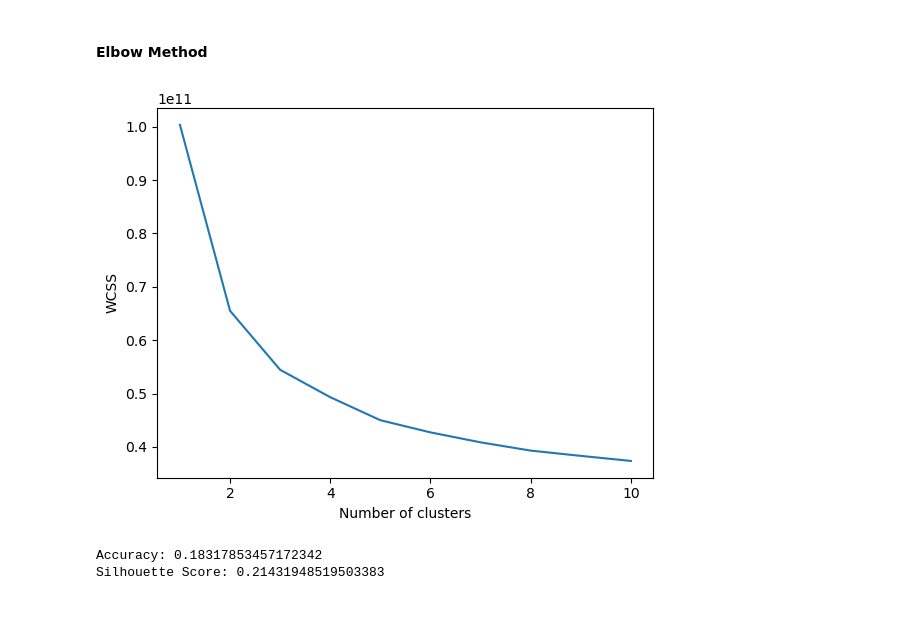
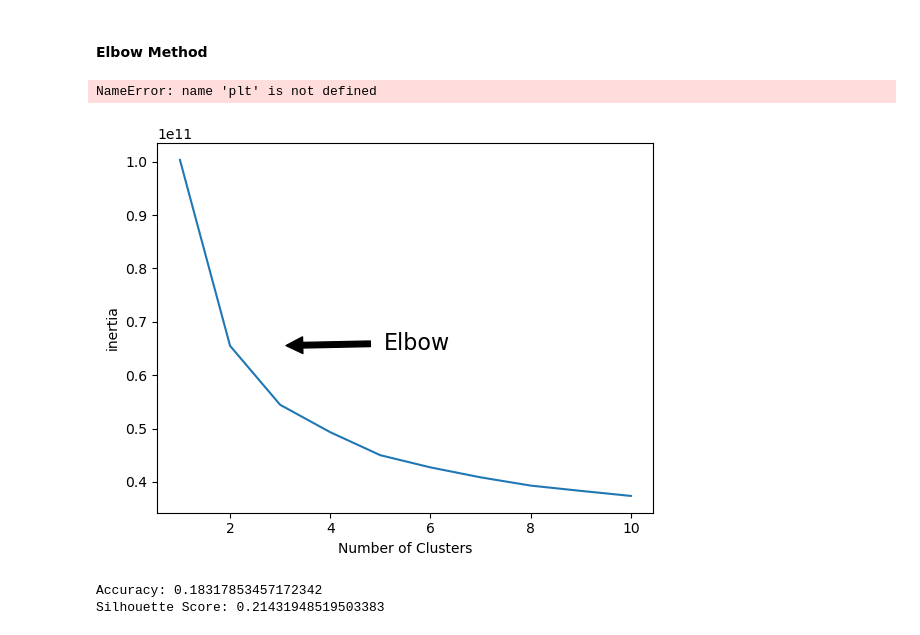
Before and after one commit to Suhail270/DMML_Part2, a Jupyter notebook: K-means.ipynb, the cells around one changed output. Drawn from its saved outputs; the diff is of its cells as text; code cells hidden in the pictures.

Commit message:
Elbow

```diff
--- a/K-means.ipynb
+++ b/K-means.ipynb
@@ -137,18 +137,28 @@ Number of inliers: 0
 # %% [markdown]
 #### Elbow Method
 # %%
-wcss = []
+inert = []
 for i in range(1, 11):
     kmeans = KMeans(n_clusters = i, init = 'k-means++', random_state = 24)
     kmeans.fit(x_train)
-    wcss.append(kmeans.inertia_)
-
-plt.plot(range(1, 11), wcss)
-plt.xlabel('Clusters')
-plt.ylabel('WCSS')
-plt.show()
+    inert.append(kmeans.inertia_)
 # %% [output]
-[figure, removed]
+NameError: name 'plt' is not defined
+# %%
+import matplotlib.pyplot as plt
+plt.plot(range(1, 11), inert)
+plt.xlabel('Number of Clusters')
+plt.ylabel('inertia')
+plt.annotate('Elbow',
+             xy=(2.9, inert[1]),
+             xytext=(0.45, 0.45),
+             textcoords='figure fraction',
+             fontsize=16,
+             arrowprops=dict(facecolor='black', shrink=0.1)
+            )
+plt.show()
+# %% [output]
+[figure, added]
 # %%
 import seaborn as sns
 # %%
```
Also changed, not shown: parts of 2 cells of this notebook.
